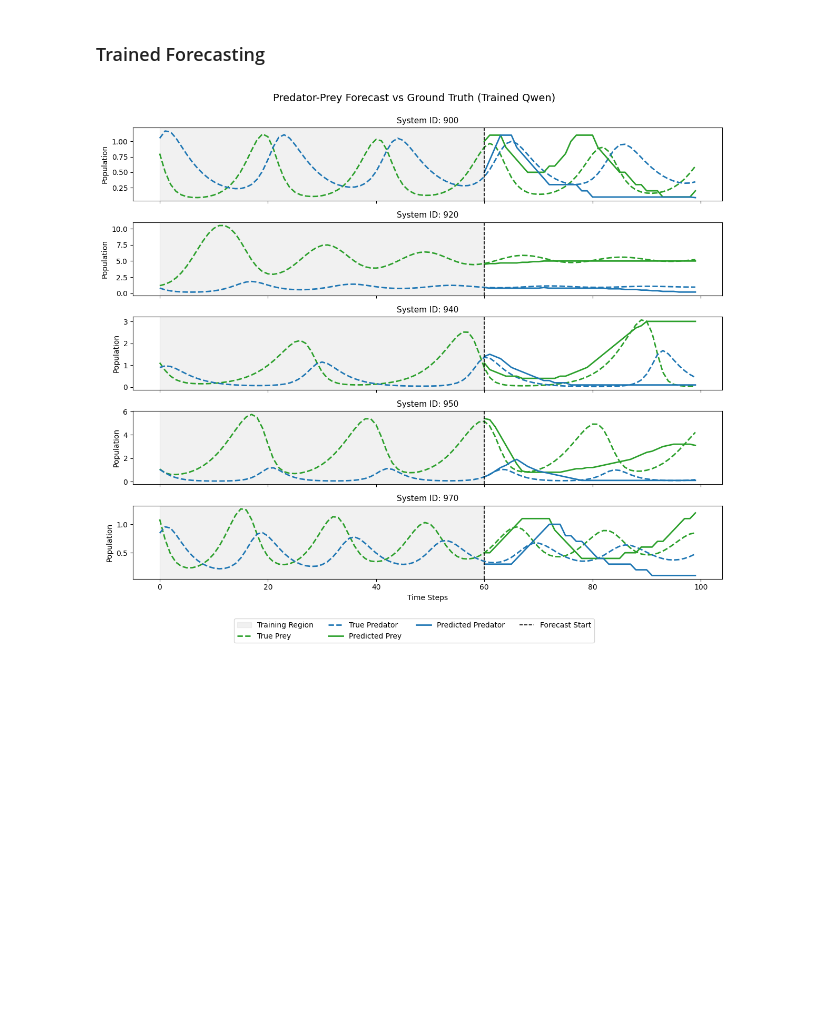
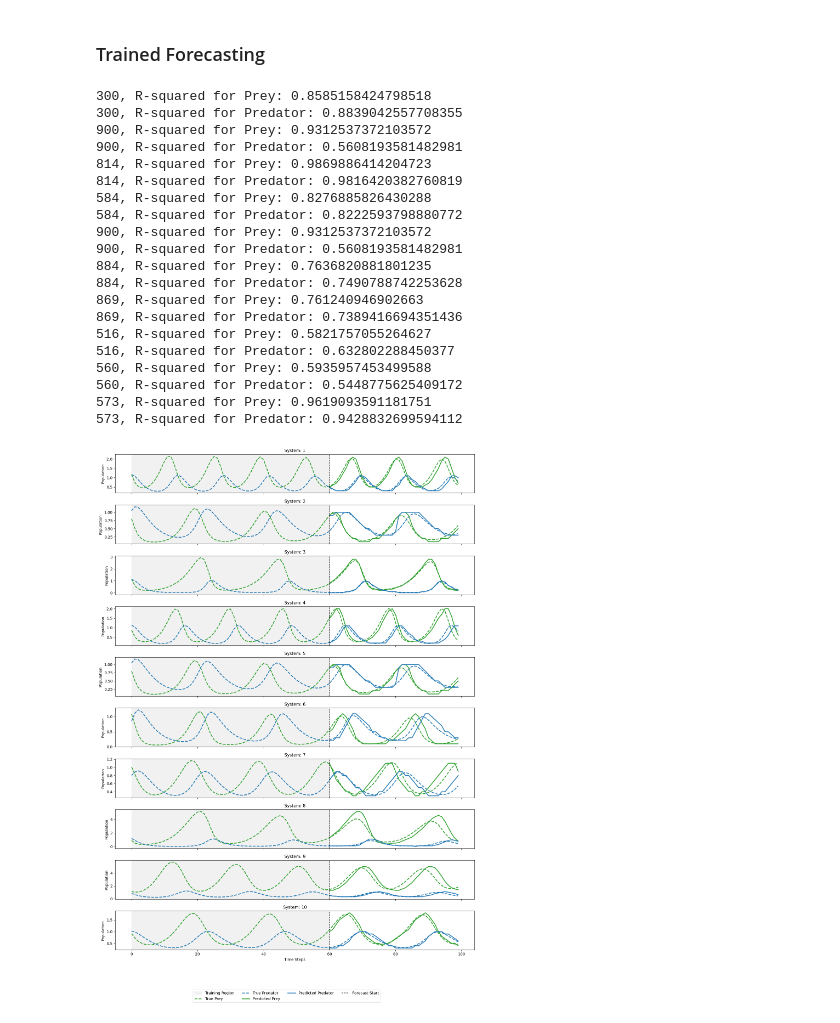
Before and after one commit to S-Nazem/M2_stuff, a Jupyter notebook: notebooks/Forecasting.ipynb, the cells around one changed output. Drawn from its saved outputs; the diff is of its cells as text; code cells hidden in the pictures; blank space fills up the shorter version.

```diff
--- a/notebooks/Forecasting.ipynb
+++ b/notebooks/Forecasting.ipynb
@@ -95,6 +94,10 @@ Sliding Window Attention is enabled but not implemented for `sdpa`; unexpected r
 # %% [markdown]
 ### Trained Forecasting
 # %%
+# Ignore warnings
+import warnings
+warnings.filterwarnings("ignore")
+
 device = torch.device("cpu")
 model, tokenizer = load_qwen()
 model.to(device)
@@ -106,7 +109,7 @@ for layer in model.model.layers:
     layer.self_attn.v_proj = LoRALinear(layer.self_attn.v_proj, r=lora_rank)
 
 # Load trained LoRA weights
-model.load_state_dict(torch.load("../models/lora_qwen2.5_final_5000.pth", map_location="cpu"), strict=False)
+model.load_state_dict(torch.load("../models/lora_qwen2.5_final_x2.pth", map_location="cpu"), strict=False)
 model.eval()
 
 # --- Load data
@@ -118,67 +121,97 @@ pred_predator_color = '#1f77b4'
 true_prey_color = '#2ca02c'
 pred_prey_color = '#2ca02c'
 
-SYSTEM_IDS = [900, 910, 920, 930, 940, 950, 960, 970, 980, 990]
-TIME_STEPS = 100
-SPLIT_POINT = 60
-SCALE_FACTOR = 10
+systems = [300,900,814,584,900,884,869,516,560,573]
 predictions_list = []
 
-
 # --- 4x1 Grid Plot (Consistent styling)
-fig, axs = plt.subplots(10, 1, figsize=(12, 20), sharex=True)
+fig, axs = plt.subplots(10, 1, figsize=(14, 20), sharex=True)
 axs = axs.flatten()
 
-for idx, system_id in enumerate(SYSTEM_IDS):
+index=1
+for idx, system_id in enumerate(systems):
     sequence = trajectories[system_id, :, :]
-    input_sequence = sequence[:SPLIT_POINT]
-    true_output_sequence = sequence[SPLIT_POINT:]
+    input_sequence = sequence[:60]
+    true_output_sequence = sequence[60:]
 
     preprocessed_input = preprocessor.preprocess_sequence(input_sequence)
     tokenized_input = preprocessor.tokenize_sequence(preprocessed_input)
     input_tensor = torch.tensor([tokenized_input]).to(model.device)
 
     prediction = run_prediction(model, tokenizer, input_tensor, 1)
+
+    # R squared
+    true_prey = true_output_sequence[:, 0]
+    true_predator = true_output_sequence[:, 1]
+    pred_prey = prediction[:, 0]
+    pred_predator = prediction[:, 1]
+
+    r2_prey = r2_score(true_prey, pred_prey)
+    r2_predator = r2_score(true_predator, pred_predator)
+
+    print(f"{system_id}, R-squared for Prey: {r2_prey}")
+    print(f"{system_id}, R-squared for Predator: {r2_predator}")
+
 
     predictions_list.append({
         "system_id": system_id,
         "predicted_prey": prediction[:, 0].tolist(),
         "predicted_predator": prediction[:, 1].tolist()
     })
 
     ax = axs[idx]
     # Shade training region
-    ax.axvspan(0, SPLIT_POINT, color='lightgrey', alpha=0.3, label="Training Region" if idx == 0 else None)
+    ax.axvspan(0, 60, color='lightgrey', alpha=0.3, label="Training Region" if idx == 0 else None)
 
     # True values
-    ax.plot(range(TIME_STEPS), sequence[:, 0], label="True Prey", linestyle="--", color="#2ca02c", linewidth=2)
-    ax.plot(range(TIME_STEPS), sequence[:, 1], label="True Predator", linestyle="--", color="#1f77b4", linewidth=2)
+    ax.plot(range(100), sequence[:, 0], label="True Prey", linestyle="--", color="#2ca02c", linewidth=2)
+    ax.plot(range(100), sequence[:, 1], label="True Predator", linestyle="--", color="#1f77b4", linewidth=2)
 
     # Predictions
-    forecast_range = range(SPLIT_POINT, SPLIT_POINT + len(prediction))
+    forecast_range = range(60, 60 + len(prediction))
     ax.plot(forecast_range, prediction[:, 0], label="Predicted Prey", linestyle="-", color="#2ca02c", linewidth=2)
     ax.plot(forecast_range, prediction[:, 1], label="Predicted Predator", linestyle="-", color="#1f77b4", linewidth=2)
 
     # Forecast start
-    ax.axvline(x=SPLIT_POINT, color='black', linestyle='--', lw=1.2, label="Forecast Start" if idx == 0 else None)
+    ax.axvline(x=60, color='black', linestyle='--', lw=1.2, label="Forecast Start" if idx == 0 else None)
 
-    ax.set_title(f"System ID: {system_id}", fontsize=11)
+    ax.set_title(f"System: {index}", fontsize=11)
     ax.set_ylabel("Population")
+    index+=1
 
 axs[-1].set_xlabel("Time Steps")
 
 # Shared legend
 handles, labels = axs[0].get_legend_handles_labels()
 fig.legend(handles, labels, loc='lower center', ncol=4, bbox_to_anchor=(0.5, -0.02), fontsize=10)
 
 plt.tight_layout(rect=[0, 0.05, 1, 1])
-plt.suptitle("Predator-Prey Forecast vs Ground Truth (Trained Qwen)", fontsize=14, y=1.03)
+# plt.suptitle("Predator-Prey Forecast vs Ground Truth (Trained Qwen)", fontsize=14, y=1.03)
 
-plt.savefig("trained_forecasts_5000.png", dpi=300, bbox_inches='tight')
+plt.savefig("Trained_FINALFINAL.png", dpi=300, bbox_inches='tight')
 plt.show()
 
-
 df = pd.DataFrame(predictions_list)
-df.to_csv("predictions_trained_5000.csv", index=False)
+df.to_csv("../csv/trainedFINALFINAL.csv", index=False)
 # %% [output]
+300, R-squared for Prey: 0.8585158424798518
+300, R-squared for Predator: 0.8839042557708355
+900, R-squared for Prey: 0.9312537372103572
+900, R-squared for Predator: 0.5608193581482981
+814, R-squared for Prey: 0.9869886414204723
+814, R-squared for Predator: 0.9816420382760819
+584, R-squared for Prey: 0.8276885826430288
+584, R-squared for Predator: 0.8222593798880772
+900, R-squared for Prey: 0.9312537372103572
+900, R-squared for Predator: 0.5608193581482981
+884, R-squared for Prey: 0.7636820881801235
+884, R-squared for Predator: 0.7490788742253628
+869, R-squared for Prey: 0.761240946902663
+869, R-squared for Predator: 0.7389416694351436
+516, R-squared for Prey: 0.5821757055264627
+516, R-squared for Predator: 0.632802288450377
+560, R-squared for Prey: 0.5935957453499588
+560, R-squared for Predator: 0.5448775625409172
+573, R-squared for Prey: 0.9619093591181751
+573, R-squared for Predator: 0.9428832699594112
-[figure, old version]
+[figure, new version]
```
Also changed, not shown: parts of 2 cells of this notebook, 58 other files.
